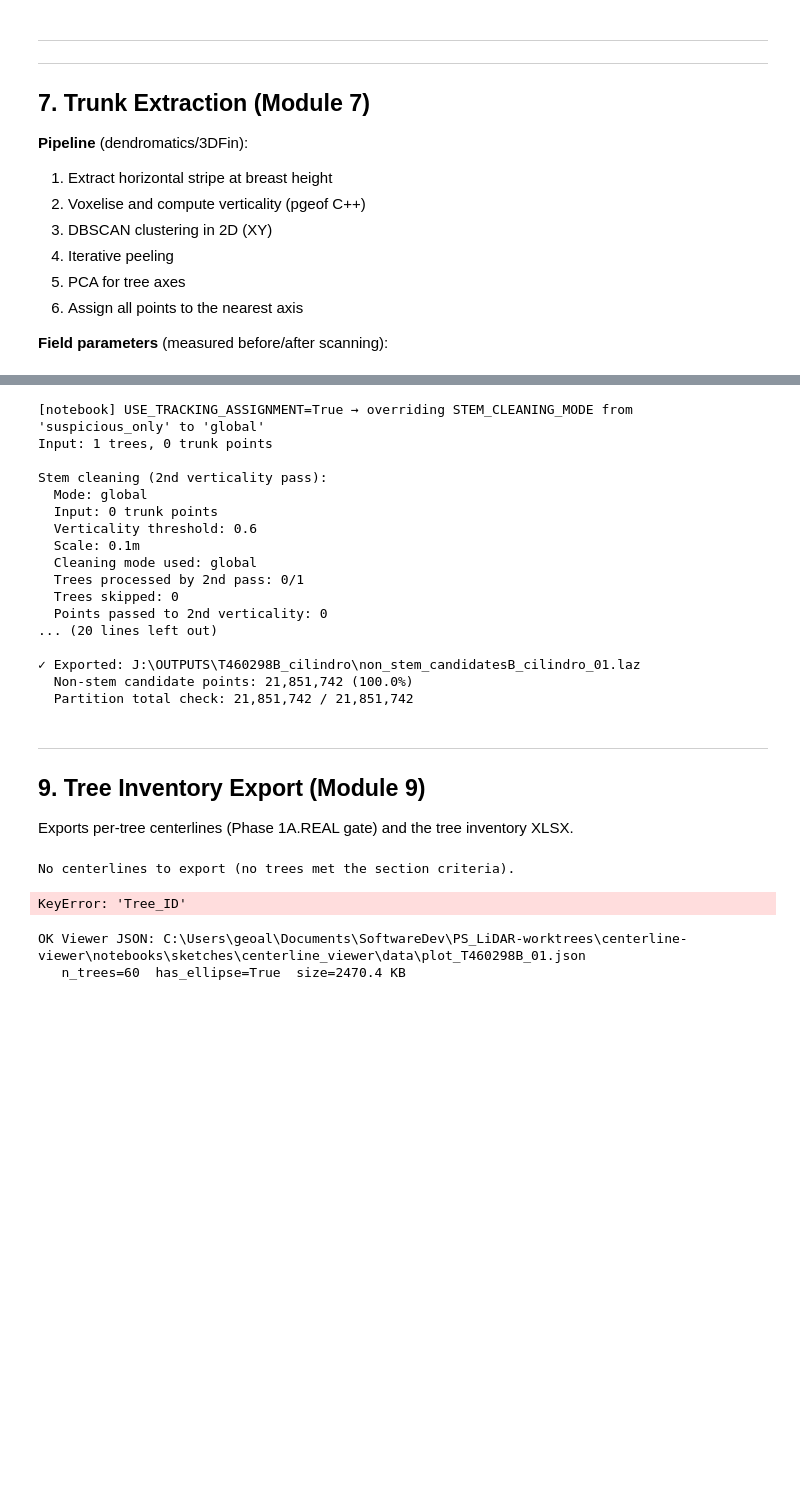
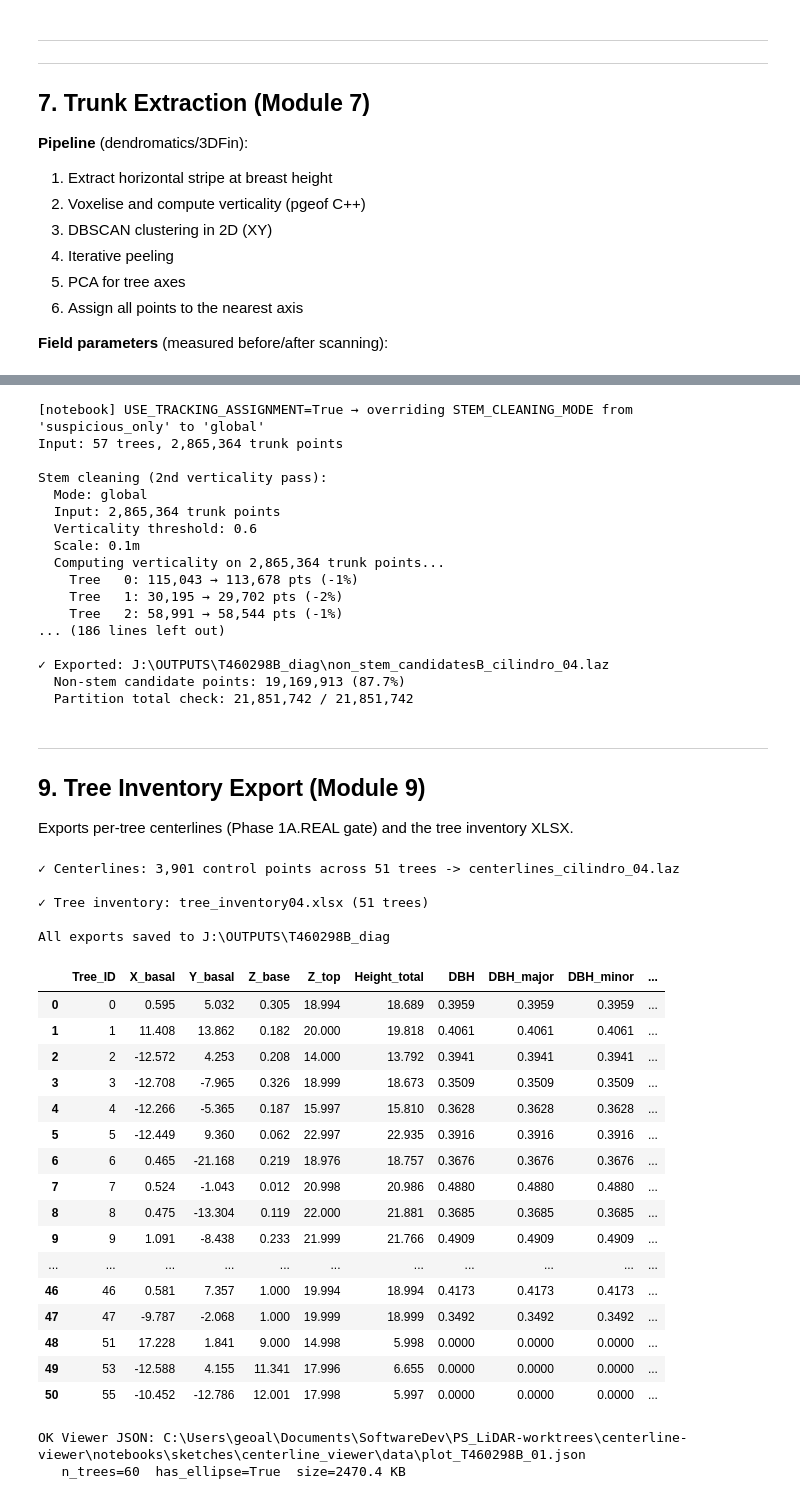
Before and after one commit to georadical/ps_lidar, a Jupyter notebook: notebooks/01_playground.ipynb, the cells around one changed output, grey strips where cells are left out. Cells and saved outputs as stored; diff of their text form; code cells hidden in the pictures; blank space fills up the shorter version.

```diff
--- a/notebooks/01_playground.ipynb
+++ b/notebooks/01_playground.ipynb
@@ -705,7 +723,7 @@ if USE_TRACKING_ASSIGNMENT:
     _raw_mask = trunk_result.trunk_mask
     _raw_pts = veg_normalized[_raw_mask]
     _raw_ids = np.clip(trunk_result.tree_ids[_raw_mask], 0, 254).astype(np.uint8)
-    _raw_path = OUTPUT_DIR / 'trunks_assigned_raw_01.laz'
+    _raw_path = OUTPUT_DIR / 'trunks_assigned_raw_04.laz'
     export_point_cloud(
         _raw_path, _raw_pts,
         classification=_raw_ids, point_format=6,
@@ -726,7 +744,7 @@ trunk_audit_df = build_trunk_audit_table(
 )
 audit_csv_path = export_trunk_audit_table(
     trunk_audit_df,
-    OUTPUT_DIR / "trunk_auditB_cilindro_01.csv",
+    OUTPUT_DIR / "trunk_auditB_cilindro_03.csv",
 )
 print(f"✓ Trunk audit: {audit_csv_path.name} ({len(trunk_audit_df)} candidates)")
 
@@ -739,7 +757,7 @@ if USE_TRACKING_ASSIGNMENT:
         slab_step=tracking_config.slab_step,
     )
     tracking_audit_path = export_tracking_audit_table(
-        tracking_audit_df, OUTPUT_DIR / 'tracking_audit.csv',
+        tracking_audit_df, OUTPUT_DIR / 'tracking_audit_04.csv',
     )
     print(
         f'[GS.8b] Tracking audit: {tracking_audit_path.name} '
@@ -820,8 +838,8 @@ non_stem_features = (
 )
 non_stem_classification = np.zeros(len(non_stem_points), dtype=np.uint8)
 
-stem_output = OUTPUT_DIR / "trunks_validatedB_cilindro_01.laz"
-non_stem_output = OUTPUT_DIR / "non_stem_candidatesB_cilindro_01.laz"
+stem_output = OUTPUT_DIR / "trunks_validatedB_cilindro_04.laz"
+non_stem_output = OUTPUT_DIR / "non_stem_candidatesB_cilindro_04.laz"
 
 export_point_cloud(
     stem_output,
@@ -849,21 +867,21 @@ print(f"  Non-stem candidate points: {len(non_stem_points):,} ({non_stem_pct:.1%
 print(f"  Partition total check: {len(stem_points) + len(non_stem_points):,} / {total_points:,}")
 # %% [output]
 [notebook] USE_TRACKING_ASSIGNMENT=True → overriding STEM_CLEANING_MODE from 'suspicious_only' to 'global'
-Input: 1 trees, 0 trunk points
+Input: 57 trees, 2,865,364 trunk points
 
 Stem cleaning (2nd verticality pass):
   Mode: global
-  Input: 0 trunk points
+  Input: 2,865,364 trunk points
   Verticality threshold: 0.6
   Scale: 0.1m
-  Cleaning mode used: global
-  Trees processed by 2nd pass: 0/1
-  Trees skipped: 0
-  Points passed to 2nd verticality: 0
-... (20 lines left out)
+  Computing verticality on 2,865,364 trunk points...
+    Tree   0: 115,043 → 113,678 pts (-1%)
+    Tree   1: 30,195 → 29,702 pts (-2%)
+    Tree   2: 58,991 → 58,544 pts (-1%)
+... (186 lines left out)
 
-✓ Exported: J:\OUTPUTS\T460298B_cilindro\non_stem_candidatesB_cilindro_01.laz
-  Non-stem candidate points: 21,851,742 (100.0%)
+✓ Exported: J:\OUTPUTS\T460298B_diag\non_stem_candidatesB_cilindro_04.laz
+  Non-stem candidate points: 19,169,913 (87.7%)
   Partition total check: 21,851,742 / 21,851,742
 # %% [markdown]
 <!-- CELL 21 -->
@@ -914,7 +932,7 @@ if EXPORT_CENTERLINES:
     if centerline_points:
         centerline_xyz = np.vstack(centerline_points)
         centerline_class = np.concatenate(centerline_ids)
-        centerline_path = OUTPUT_DIR / "centerlines_cilindro.laz"
+        centerline_path = OUTPUT_DIR / "centerlines_cilindro_04.laz"
         export_point_cloud(
             centerline_path,
             centerline_xyz,
@@ -940,36 +958,56 @@ metrics = compute_tree_metrics(
 )
 df_metrics = tree_metrics_to_dataframe(metrics)
 
 # Merge with the basal-stripe centroid (X, Y) from trunk_result.tree_axes
 # — the section centre at DBH is geometrically different and lives in
 # section_result.X_c / Y_c if you want it separately.
 centroid_rows = [
     {"Tree_ID": int(ax["tree_id"]),
      "X_basal": round(float(ax["centroid"][0]), 3),
      "Y_basal": round(float(ax["centroid"][1]), 3)}
     for ax in trunk_result.tree_axes
 ]
 df_centroids = pd.DataFrame(centroid_rows)
 df = df_metrics.merge(df_centroids, on="Tree_ID", how="left")
 
 # Re-order columns: identification → location → height → DBH → ovality
 df = df[[
     "Tree_ID", "X_basal", "Y_basal",
     "Z_base", "Z_top", "Height_total",
     "DBH", "DBH_major", "DBH_minor",
     "Ovality_at_DBH", "Is_oval_at_DBH",
     "Valid_at_DBH", "DBH_section_height",
     "N_points", "N_valid_sections",
 ]]
-xlsx_path = OUTPUT_DIR / "tree_inventory03.xlsx"
+xlsx_path = OUTPUT_DIR / "tree_inventory04.xlsx"
 df.to_excel(xlsx_path, index=False, sheet_name="Tree Inventory")
 
 print(f"\n✓ Tree inventory: {xlsx_path.name} ({len(df)} trees)")
 print(f"\nAll exports saved to {OUTPUT_DIR}")
 df
 # %% [output]
-No centerlines to export (no trees met the section criteria).
+✓ Centerlines: 3,901 control points across 51 trees -> centerlines_cilindro_04.laz
+
+✓ Tree inventory: tree_inventory04.xlsx (51 trees)
+
+All exports saved to J:\OUTPUTS\T460298B_diag
-KeyError: 'Tree_ID'
+|  | Tree_ID | X_basal | Y_basal | Z_base | Z_top | Height_total | DBH | DBH_major | DBH_minor | ... |
+| 0 | 0 | 0.595 | 5.032 | 0.305 | 18.994 | 18.689 | 0.3959 | 0.3959 | 0.3959 | ... |
+| 1 | 1 | 11.408 | 13.862 | 0.182 | 20.000 | 19.818 | 0.4061 | 0.4061 | 0.4061 | ... |
+| 2 | 2 | -12.572 | 4.253 | 0.208 | 14.000 | 13.792 | 0.3941 | 0.3941 | 0.3941 | ... |
+| 3 | 3 | -12.708 | -7.965 | 0.326 | 18.999 | 18.673 | 0.3509 | 0.3509 | 0.3509 | ... |
+| 4 | 4 | -12.266 | -5.365 | 0.187 | 15.997 | 15.810 | 0.3628 | 0.3628 | 0.3628 | ... |
+| 5 | 5 | -12.449 | 9.360 | 0.062 | 22.997 | 22.935 | 0.3916 | 0.3916 | 0.3916 | ... |
+| 6 | 6 | 0.465 | -21.168 | 0.219 | 18.976 | 18.757 | 0.3676 | 0.3676 | 0.3676 | ... |
+| 7 | 7 | 0.524 | -1.043 | 0.012 | 20.998 | 20.986 | 0.4880 | 0.4880 | 0.4880 | ... |
+| 8 | 8 | 0.475 | -13.304 | 0.119 | 22.000 | 21.881 | 0.3685 | 0.3685 | 0.3685 | ... |
+| 9 | 9 | 1.091 | -8.438 | 0.233 | 21.999 | 21.766 | 0.4909 | 0.4909 | 0.4909 | ... |
+| ... | ... | ... | ... | ... | ... | ... | ... | ... | ... | ... |
+| 46 | 46 | 0.581 | 7.357 | 1.000 | 19.994 | 18.994 | 0.4173 | 0.4173 | 0.4173 | ... |
+| 47 | 47 | -9.787 | -2.068 | 1.000 | 19.999 | 18.999 | 0.3492 | 0.3492 | 0.3492 | ... |
+| 48 | 51 | 17.228 | 1.841 | 9.000 | 14.998 | 5.998 | 0.0000 | 0.0000 | 0.0000 | ... |
+| 49 | 53 | -12.588 | 4.155 | 11.341 | 17.996 | 6.655 | 0.0000 | 0.0000 | 0.0000 | ... |
+| 50 | 55 | -10.452 | -12.786 | 12.001 | 17.998 | 5.997 | 0.0000 | 0.0000 | 0.0000 | ... |
 # %%
 # ==============================================================
 # VIEWER EXPORT — Mejora 1 web viewer (V.0)
```
Also changed, not shown: parts of 1 cell of this notebook.
